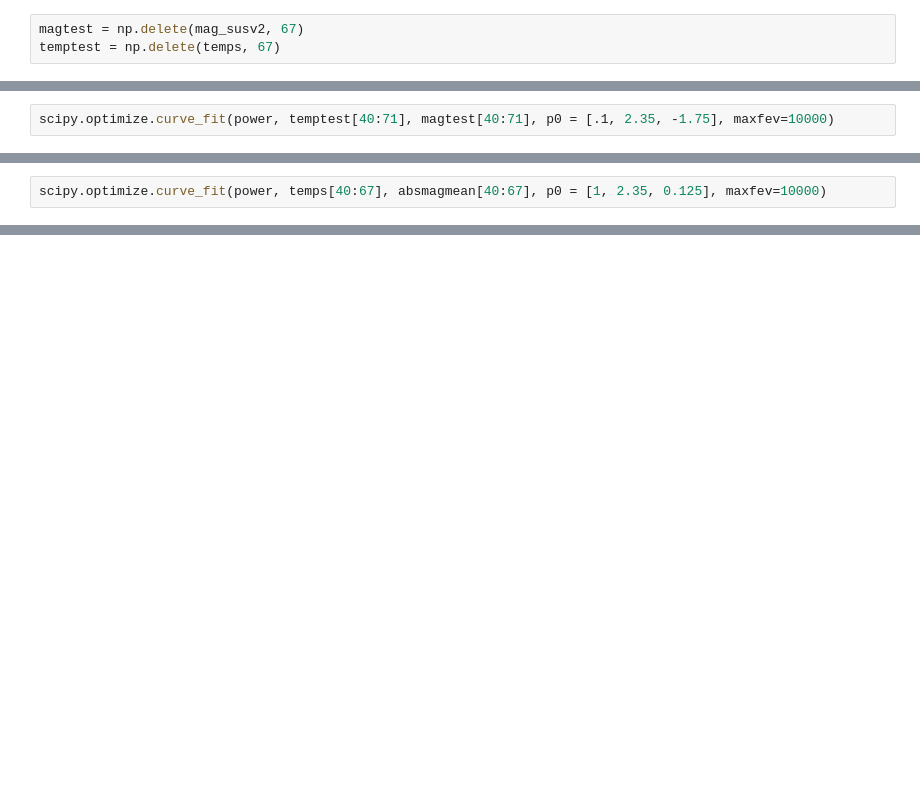
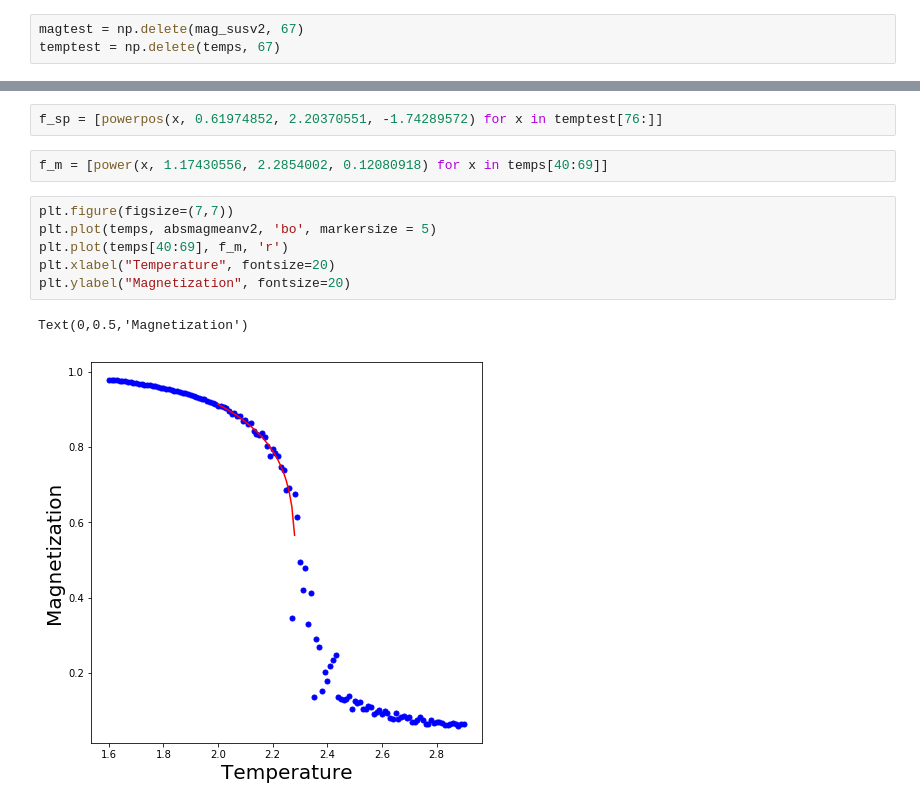
Before and after one commit to kaitshin/PHYSICS113-final-project, a Jupyter notebook: Metropolis Critical Exp.ipynb, the cells around one changed output, grey strips where cells are left out. Cells and saved outputs as stored; diff of their text form; blank space fills up the shorter version.

```diff
--- a/Metropolis Critical Exp.ipynb
+++ b/Metropolis Critical Exp.ipynb
@@ -30,2 +173,0 @@ Text(0,0.5,'Specific Heat per spin')
-# %%
-scipy.optimize.curve_fit(power, temptest[40:71], magtest[40:71], p0 = [.1, 2.35, -1.75], maxfev=10000)
@@ -47,2 +173,0 @@ Text(0,0.5,'Magnetization')
-# %%
-scipy.optimize.curve_fit(power, temps[40:67], absmagmean[40:67], p0 = [1, 2.35, 0.125], maxfev=10000)
@@ -133,0 +206,13 @@ Text(0.5,0,'Temperature')
+# %%
+f_sp = [powerpos(x, 0.61974852, 2.20370551, -1.74289572) for x in temptest[76:]]
+# %%
+f_m = [power(x, 1.17430556, 2.2854002, 0.12080918) for x in temps[40:69]]
+# %%
+plt.figure(figsize=(7,7))
+plt.plot(temps, absmagmeanv2, 'bo', markersize = 5)
+plt.plot(temps[40:69], f_m, 'r')
+plt.xlabel("Temperature", fontsize=20)
+plt.ylabel("Magnetization", fontsize=20)
+# %% [output]
+Text(0,0.5,'Magnetization')
+[figure, added]
```
Also changed, not shown: parts of 48 cells of this notebook.
